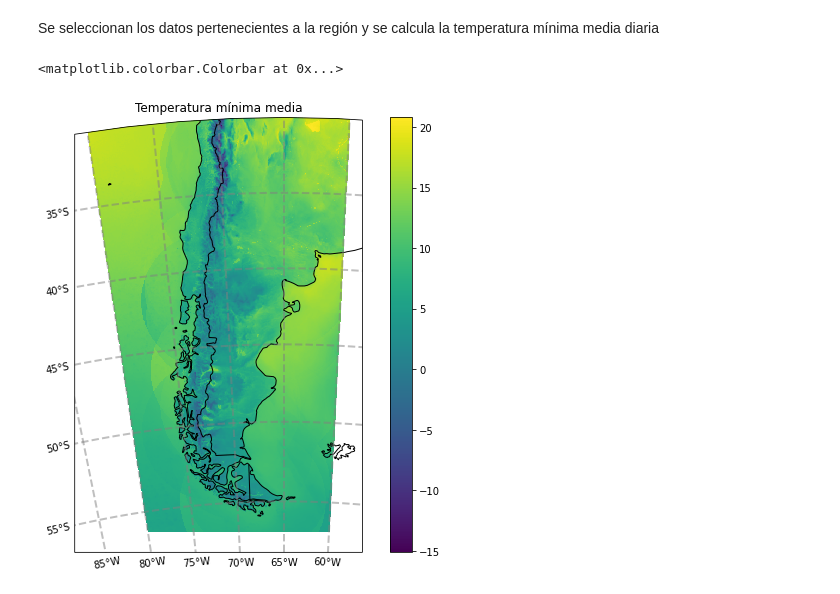
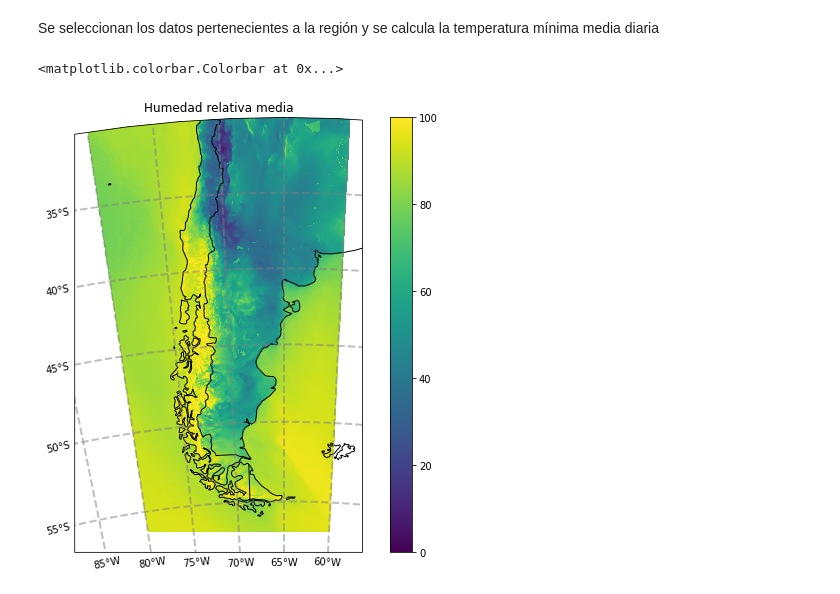
Before and after one commit to odp-aws-smn/documentation_wrf_det, a Jupyter notebook: notebooks/Region.ipynb, the cells around one changed output. Cells and saved outputs as stored; diff of their text form; code cells hidden in the pictures.

Commit message:
Con el cambio de la variable a graficar en el tutorial de la region

```diff
--- a/notebooks/Region.ipynb
+++ b/notebooks/Region.ipynb
@@ -13,3 +13,8 @@ import matplotlib.pyplot as plt
 import regionmask
 # %% [markdown]
 Se define la fecha de inicialización del pronóstico.
+# %%
+año_fcst = 2022
+mes_fcst = 3
+dia_fcst = 21
+hora_fcst = 0
@@ -18,6 +25,11 @@ año_ini = 2022
 mes_ini = 3
 dia_ini = 21
 hora_ini = 0
+
+año_fin = 2022
+mes_fin = 3
+dia_fin = 21
+hora_fin = 23
 # %% [markdown]
 Se define la región a graficar
 # %%
@@ -28,18 +40,28 @@ lon_max = -60
 # %% [markdown]
 Lectura de los pronóstico
 # %%
+FECHA_FCST = datetime.datetime(año_fcst, mes_fcst, dia_fcst, hora_fcst)
+
 FECHA_INI = datetime.datetime(año_ini, mes_ini, dia_ini, hora_ini)
+FECHA_FIN = datetime.datetime(año_fin, mes_fin, dia_fin, hora_fin)
+
+#Plazo de pronóstico
+plazo_ini = int((FECHA_INI - FECHA_FCST).total_seconds()/3600)
+plazo_fin = int((FECHA_FIN - FECHA_FCST).total_seconds()/3600)
 
 fs = s3fs.S3FileSystem(anon=True)
 
-files = fs.glob(f'smn-ar-wrf/DATA/WRF/DET/{FECHA_INI:%Y/%m/%d/%H}/WRFDETAR_24H_{FECHA_INI:%Y%m%d_%H}_*.nc')
+files = [f'smn-ar-wrf/DATA/WRF/DET/{FECHA_FCST:%Y/%m/%d/%H}/WRFDETAR_01H_{FECHA_FCST:%Y%m%d_%H}_{plazo:03d}.nc' for plazo in range(plazo_ini, plazo_fin)]
 
 ds_list = []
 for s3_file in files:
     print(s3_file)
-    f = fs.open(s3_file)
-    ds_tmp = xr.open_dataset(f, decode_coords = 'all', engine = 'h5netcdf')
-    ds_list.append(ds_tmp)
+    if fs.exists(s3_file):
+        f = fs.open(s3_file)
+        ds_tmp = xr.open_dataset(f, decode_coords = 'all', engine = 'h5netcdf')
+        ds_list.append(ds_tmp)
+    else:
+        print('el archivo {} no existe'.format(s3_file))
 
 ds = xr.combine_by_coords(ds_list, combine_attrs = 'drop_conflicts')
 # %% [markdown]
@@ -47,35 +69,35 @@ Se seleccionan los datos pertenecientes a la región y se calcula la temperatura
 # %%
 esquinas = [[lon_min, lat_min], [lon_min, lat_max], [lon_max, lat_max], [lon_max, lat_min]]
 
-#Armo la mascara
+#Armo la mascara de la región
 region = regionmask.Regions([esquinas])
 mascara = region.mask(ds['lon'], ds['lat'])
 
-#selecciono la variable Tmin y la fecha escogida
-Tmin = ds[['Tmin']]
-Tmin_media = Tmin.mean(dim = 'time')
+#selecciono la variable HR2 y calculo el valor medio diario
+HR = ds[['HR2']]
+HR_media = HR.mean(dim = 'time')
 
 #Aplico la mascara eliminando los valores por fuera de esta
-Tmin_region = Tmin_media.where(mascara == 0, drop = True)
+HR_region = HR_media.where(mascara == 0, drop = True)
 # %%
 # Determino la proyeccion de los datos
 proyeccion = ccrs.LambertConformal(central_longitude = ds.CEN_LON,
                                    central_latitude = ds.CEN_LAT,
                                    standard_parallels = (ds.TRUELAT1,
                                                          ds.TRUELAT2))
 
 fig = plt.figure(figsize = (10, 8)),
 ax = plt.axes(projection = proyeccion)
-cbar = ax.pcolormesh(Tmin_region['lon'], Tmin_region['lat'], Tmin_region['Tmin'], transform = ccrs.PlateCarree())
+cbar = ax.pcolormesh(HR_region['lon'], HR_region['lat'], HR_region['HR2'], transform = ccrs.PlateCarree(), vmin = 0, vmax = 100)
 ax.add_feature(cf.COASTLINE) #Agrega las costas
 ax.add_feature(cf.BORDERS) #Agrega los limites de los paises
-ax.set_title(f'Temperatura mínima media')
+ax.set_title(f'Humedad relativa media')
 
 gl = ax.gridlines(crs = ccrs.PlateCarree(), draw_labels = True, x_inline = False,
                   linewidth = 2, color = 'gray', alpha = 0.5, linestyle = '--')
 gl.top_labels = False
 gl.right_labels = False
 plt.colorbar(cbar)
 # %% [output]
 <matplotlib.colorbar.Colorbar at 0x...>
-[figure, old version]
+[figure, new version]
```
Also changed, not shown: parts of 2 cells of this notebook, 2 other files.
